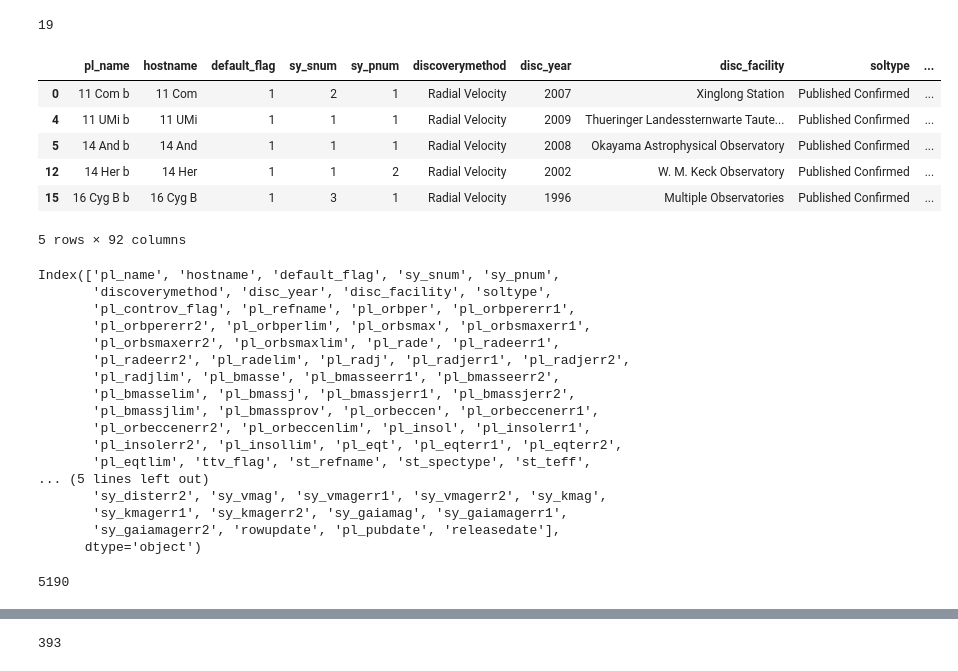
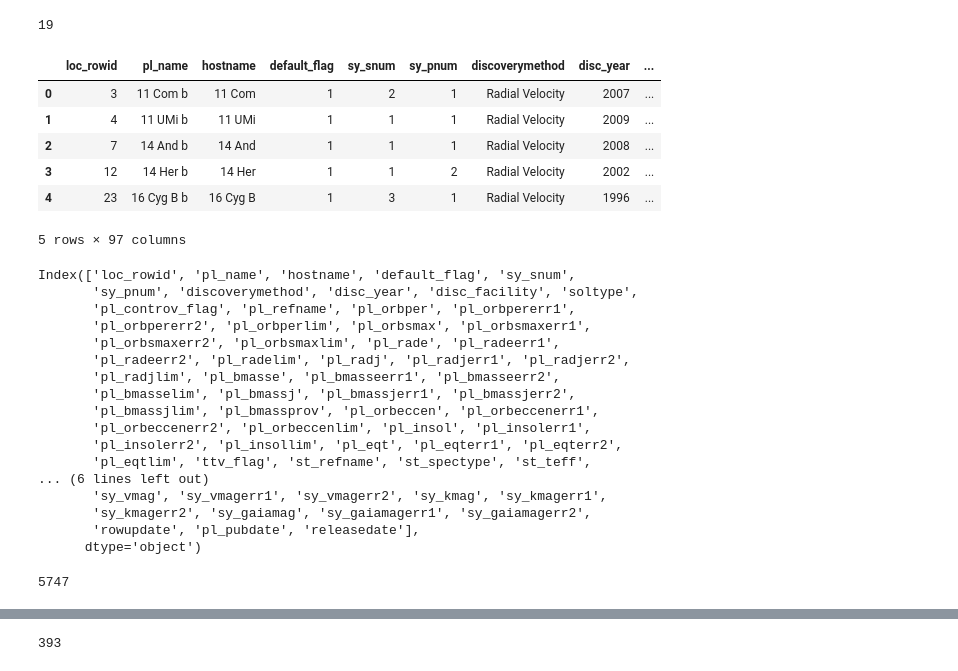
Before and after one commit to Mayuko-Mori/Plot_exoplanets, a Jupyter notebook: statistical_plots.ipynb, the cells around one changed output, grey strips where cells are left out. Cells and saved outputs as stored; diff of their text form; code cells hidden in the pictures.

```diff
--- a/statistical_plots.ipynb
+++ b/statistical_plots.ipynb
@@ -27,20 +26,21 @@ fontsize=20
 # %%
-df_all = pd.read_csv('PS_2022.10.27_23.24.19.csv', skiprows=96, delimiter=',',na_values=[''])
+#df_all = pd.read_csv('PS_2022.10.27_23.24.19.csv', skiprows=96, delimiter=',',na_values=[''])
+df_all = pd.read_csv('PS_2024.08.27_01.03.25.csv', skiprows=104, delimiter=',',na_values=[''])
 df_all = df_all[df_all['default_flag']==1]
 df_all.head()
 # %% [output]
-|  | pl_name | hostname | default_flag | sy_snum | sy_pnum | discoverymethod | disc_year | disc_facility | soltype | ... |
-| 0 | 11 Com b | 11 Com | 1 | 2 | 1 | Radial Velocity | 2007 | Xinglong Station | Published Confirmed | ... |
-| 4 | 11 UMi b | 11 UMi | 1 | 1 | 1 | Radial Velocity | 2009 | Thueringer Landessternwarte Taute... | Published Confirmed | ... |
-| 5 | 14 And b | 14 And | 1 | 1 | 1 | Radial Velocity | 2008 | Okayama Astrophysical Observatory | Published Confirmed | ... |
-| 12 | 14 Her b | 14 Her | 1 | 1 | 2 | Radial Velocity | 2002 | W. M. Keck Observatory | Published Confirmed | ... |
-| 15 | 16 Cyg B b | 16 Cyg B | 1 | 3 | 1 | Radial Velocity | 1996 | Multiple Observatories | Published Confirmed | ... |
+|  | loc_rowid | pl_name | hostname | default_flag | sy_snum | sy_pnum | discoverymethod | disc_year | ... |
+| 0 | 3 | 11 Com b | 11 Com | 1 | 2 | 1 | Radial Velocity | 2007 | ... |
+| 1 | 4 | 11 UMi b | 11 UMi | 1 | 1 | 1 | Radial Velocity | 2009 | ... |
+| 2 | 7 | 14 And b | 14 And | 1 | 1 | 1 | Radial Velocity | 2008 | ... |
+| 3 | 12 | 14 Her b | 14 Her | 1 | 1 | 2 | Radial Velocity | 2002 | ... |
+| 4 | 23 | 16 Cyg B b | 16 Cyg B | 1 | 3 | 1 | Radial Velocity | 1996 | ... |
-5 rows × 92 columns
+5 rows × 97 columns
 # %%
 df_all.columns
 # %% [output]
-Index(['pl_name', 'hostname', 'default_flag', 'sy_snum', 'sy_pnum',
-       'discoverymethod', 'disc_year', 'disc_facility', 'soltype',
+Index(['loc_rowid', 'pl_name', 'hostname', 'default_flag', 'sy_snum',
+       'sy_pnum', 'discoverymethod', 'disc_year', 'disc_facility', 'soltype',
        'pl_controv_flag', 'pl_refname', 'pl_orbper', 'pl_orbpererr1',
        'pl_orbpererr2', 'pl_orbperlim', 'pl_orbsmax', 'pl_orbsmaxerr1',
        'pl_orbsmaxerr2', 'pl_orbsmaxlim', 'pl_rade', 'pl_radeerr1',
@@ -51,12 +51,12 @@ Index(['pl_name', 'hostname', 'default_flag', 'sy_snum', 'sy_pnum',
        'pl_orbeccenerr2', 'pl_orbeccenlim', 'pl_insol', 'pl_insolerr1',
        'pl_insolerr2', 'pl_insollim', 'pl_eqt', 'pl_eqterr1', 'pl_eqterr2',
        'pl_eqtlim', 'ttv_flag', 'st_refname', 'st_spectype', 'st_teff',
-... (5 lines left out)
-       'sy_disterr2', 'sy_vmag', 'sy_vmagerr1', 'sy_vmagerr2', 'sy_kmag',
-       'sy_kmagerr1', 'sy_kmagerr2', 'sy_gaiamag', 'sy_gaiamagerr1',
-       'sy_gaiamagerr2', 'rowupdate', 'pl_pubdate', 'releasedate'],
+... (6 lines left out)
+       'sy_vmag', 'sy_vmagerr1', 'sy_vmagerr2', 'sy_kmag', 'sy_kmagerr1',
+       'sy_kmagerr2', 'sy_gaiamag', 'sy_gaiamagerr1', 'sy_gaiamagerr2',
+       'rowupdate', 'pl_pubdate', 'releasedate'],
       dtype='object')
 # %%
 len(df_all)
 # %% [output]
-5190
+5747
```
Also changed, not shown: parts of 8 cells of this notebook, 6 other files.
